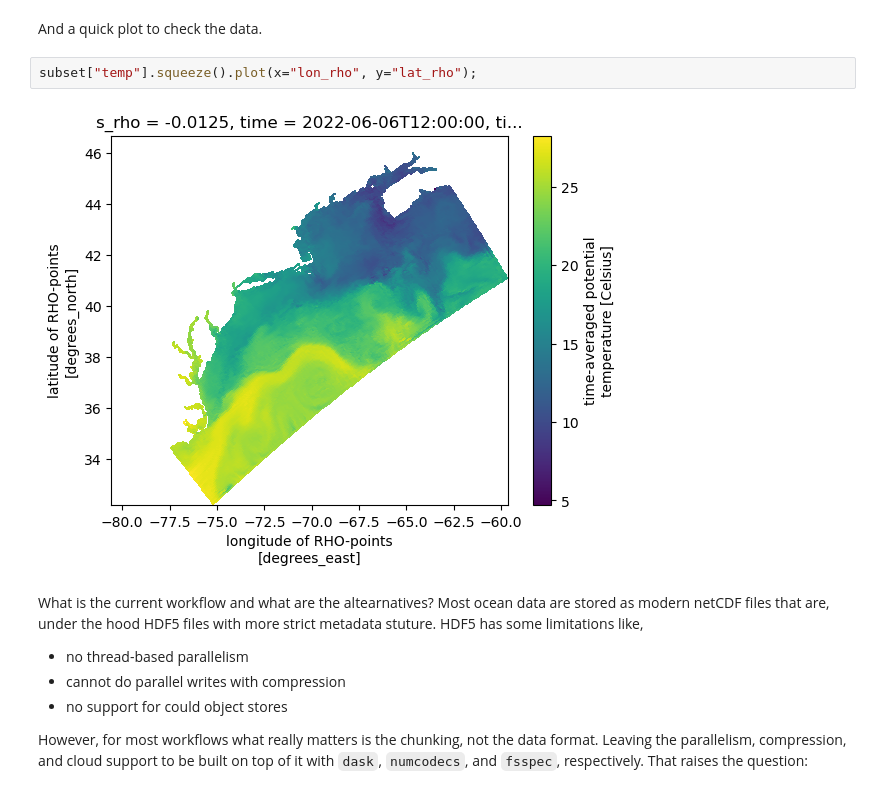
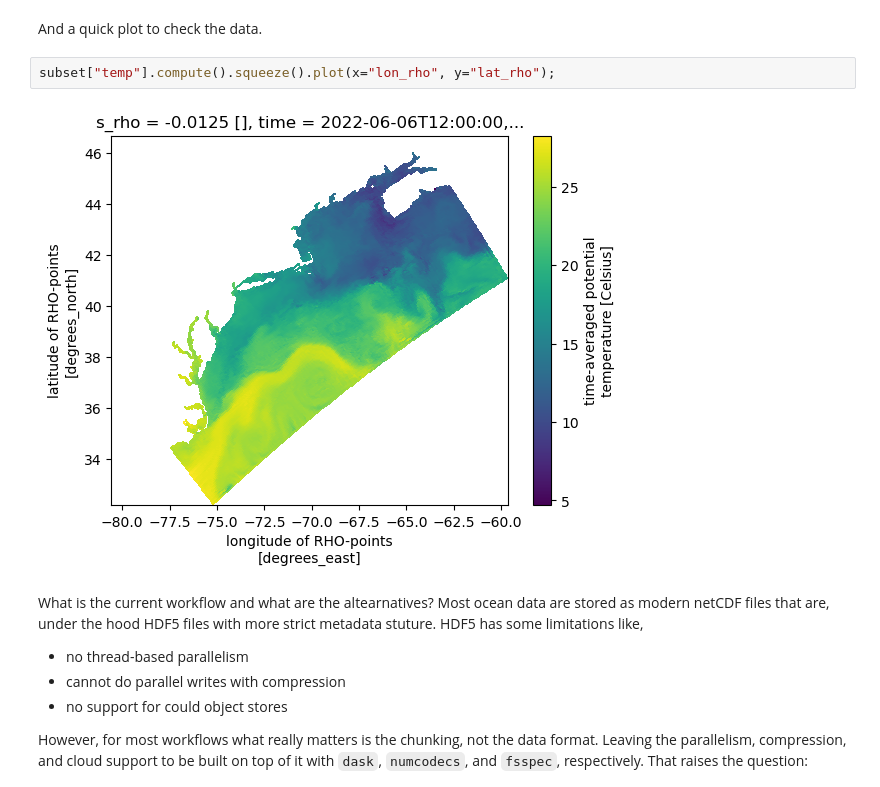
Before and after one commit to ioos/ioos_code_lab, a Jupyter notebook: jupyterbook/content/code_gallery/data_management_notebooks/2023-03-20-Reading_and_writing_zarr.ipynb, the cells around one changed output. Cells and saved outputs as stored; diff of their text form.

```diff
--- a/jupyterbook/content/code_gallery/data_management_notebooks/2023-03-20-Reading_and_writing_zarr.ipynb
+++ b/jupyterbook/content/code_gallery/data_management_notebooks/2023-03-20-Reading_and_writing_zarr.ipynb
@@ -285,9 +191,9 @@ var_info :
 # %% [markdown]
 And a quick plot to check the data.
 # %%
-subset["temp"].squeeze().plot(x="lon_rho", y="lat_rho");
+subset["temp"].compute().squeeze().plot(x="lon_rho", y="lat_rho");
 # %% [output]
-[figure, old version]
+[figure, new version]
 # %% [markdown]
 What is the current workflow and what are the altearnatives? Most ocean data are stored as modern netCDF files that are, under the hood HDF5 files with more strict metadata stuture. HDF5 has some limitations like,
 
```
Also changed, not shown: parts of 3 cells of this notebook.
